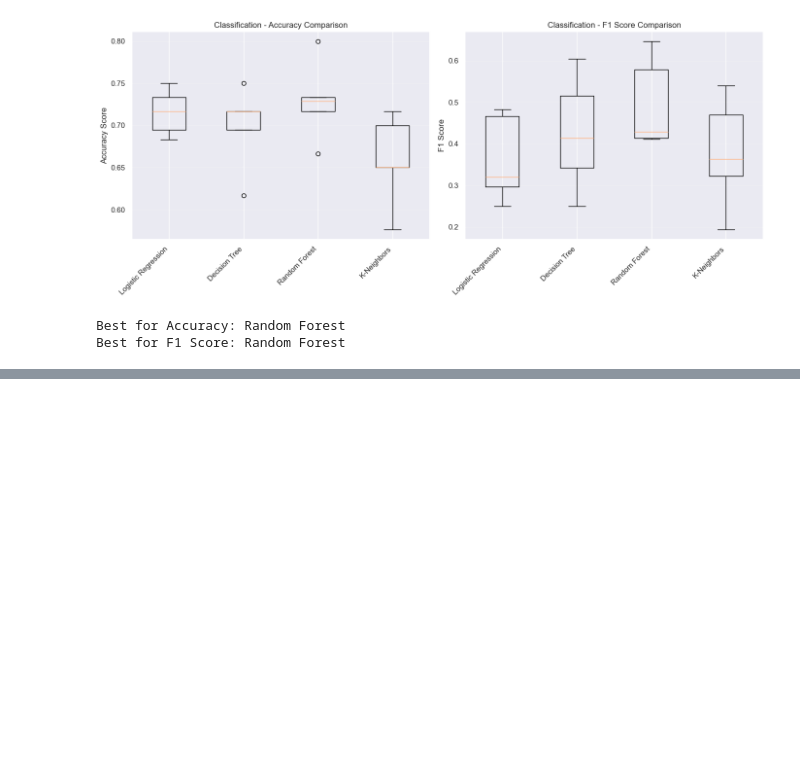
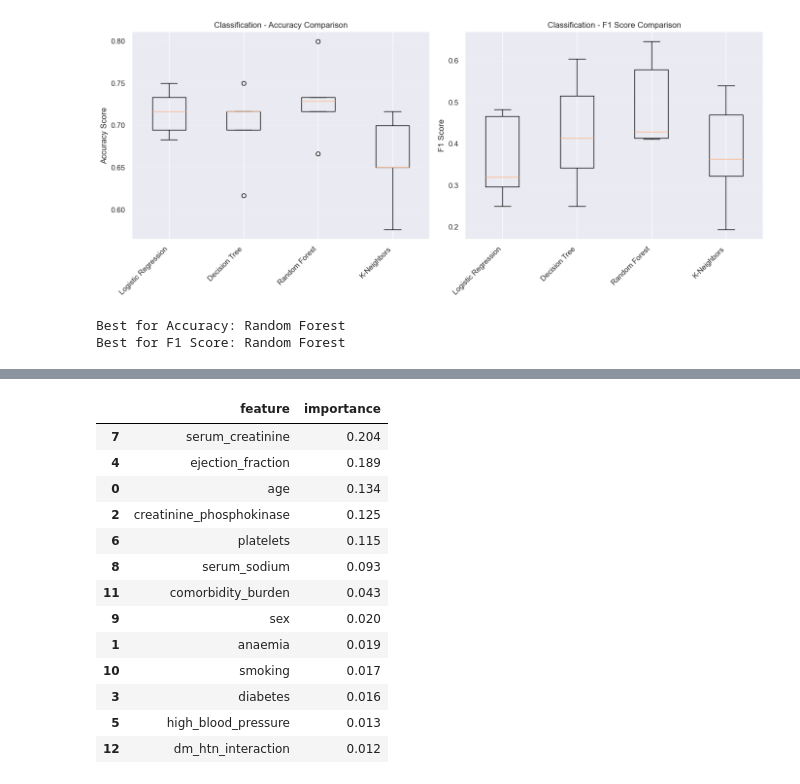
Before and after one commit to BhavitaL/heart_failure_clinical_study, a Jupyter notebook: jupyter_notebooks/heart_failure_clinical_study.ipynb, the cells around one changed output, grey strips where cells are left out. Drawn from its saved outputs; the diff is of its cells as text; code cells hidden in the pictures; blank space fills up the shorter version.

Commit message:
Feature importance

```diff
--- a/jupyter_notebooks/heart_failure_clinical_study.ipynb
+++ b/jupyter_notebooks/heart_failure_clinical_study.ipynb
@@ -41,7 +41,7 @@ import plotly.express as px
 # %% [markdown]
 ### **2. Load data and analyse basic data information**
 # %%
-df_raw_data = pd.read_csv('data_set/heart_failure_clinical_records_dataset.csv')
+df_raw_data = pd.read_csv(r"C:\Users\lacma\OneDrive\Documents\Visual Studio 2019\heart_failure_clinical_study\data_set\heart_failure_clinical_records_dataset.csv")
 df_raw_data.head(10) #Display first 10 lines of data
 # %% [output]
 |  | age | anaemia | creatinine_phosphokinase | diabetes | ejection_fraction | high_blood_pressure | platelets | ... |
@@ -335,0 +356,10 @@ Best for F1 Score: Random Forest
+# %%
+x_class_model= df_feature
+y_class_model= df_clean['death_event']
+X_train_class_model, X_test_class_model, y_train_class_model, y_test_class_model = train_test_split(
+    x_class_model, y_class_model, test_size=0.2, random_state=42)
+print(f"Training on {len(X_train_class)} patients")
+print(f"Testing on {len(X_test_class)} patients")
+print()
+print("Distribution in training set:")
+print(y_train_class.value_counts())
@@ -335,0 +375,37 @@ Best for F1 Score: Random Forest
+# %%
+# Train baseline Random Forest
+rf_baseline = RandomForestClassifier(random_state=42)
+rf_baseline.fit(X_train_class_model, y_train_class_model)
+
+# Predictions
+y_pred = rf_baseline.predict(X_test_class_model)
+
+# Performance
+accuracy = accuracy_score(y_test_class_model, y_pred)
+# %%
+# Get and format feature importance
+feature_importance = pd.DataFrame({
+    'feature': df_feature.columns,
+    'importance': rf_baseline.feature_importances_
+})
+
+# Round and sort by importance
+feature_importance = feature_importance.round(3).sort_values(by='importance', ascending=False)
+
+# Display the result
+feature_importance
+# %% [output]
+|  | feature | importance |
+| 7 | serum_creatinine | 0.204 |
+| 4 | ejection_fraction | 0.189 |
+| 0 | age | 0.134 |
+| 2 | creatinine_phosphokinase | 0.125 |
+| 6 | platelets | 0.115 |
+| 8 | serum_sodium | 0.093 |
+| 11 | comorbidity_burden | 0.043 |
+| 9 | sex | 0.020 |
+| 1 | anaemia | 0.019 |
+| 10 | smoking | 0.017 |
+| 3 | diabetes | 0.016 |
+| 5 | high_blood_pressure | 0.013 |
+| 12 | dm_htn_interaction | 0.012 |
```
Also changed, not shown: parts of 4 cells of this notebook, 1 other file.
